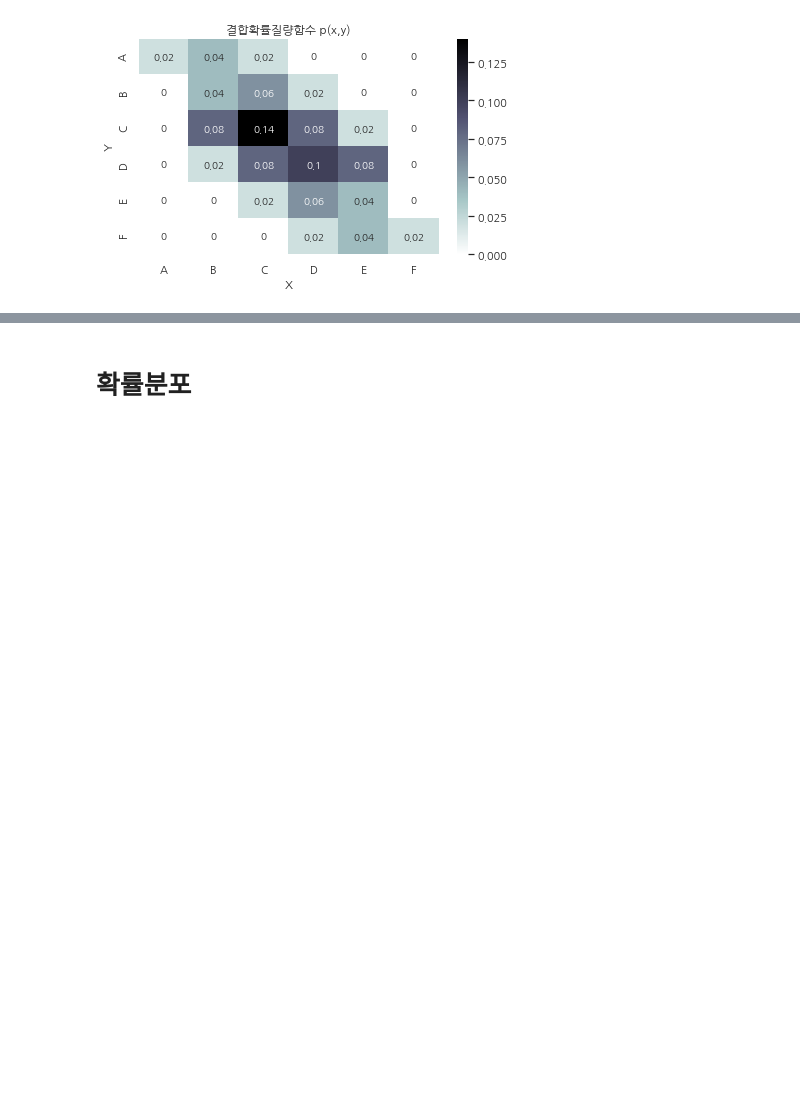
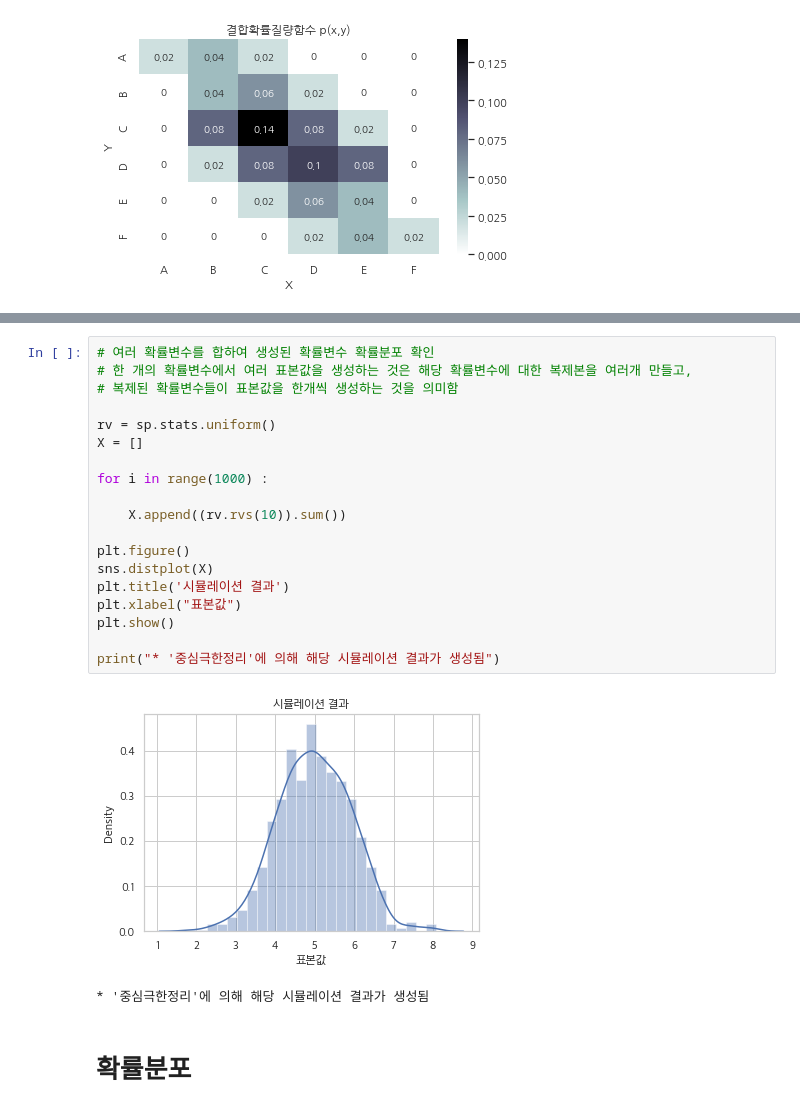
Before and after one commit to wooseok1152/python-data_science_school, a Jupyter notebook: data_science_school_practice.ipynb, the cells around one changed output, grey strips where cells are left out. Drawn from its saved outputs; the diff is of its cells as text; blank space fills up the shorter version.

```diff
--- a/data_science_school_practice.ipynb
+++ b/data_science_school_practice.ipynb
@@ -2313,3 +2374,25 @@ plt.show()
+# %%
+# 여러 확률변수를 합하여 생성된 확률변수 확률분포 확인
+# 한 개의 확률변수에서 여러 표본값을 생성하는 것은 해당 확률변수에 대한 복제본을 여러개 만들고,
+# 복제된 확률변수들이 표본값을 한개씩 생성하는 것을 의미함
+
+rv = sp.stats.uniform()
+X = []
+
+for i in range(1000) :
+
+    X.append((rv.rvs(10)).sum())
+
+plt.figure()
+sns.distplot(X)
+plt.title('시뮬레이션 결과')
+plt.xlabel("표본값")
+plt.show()
+
+print("* '중심극한정리'에 의해 해당 시뮬레이션 결과가 생성됨")
+# %% [output]
+[figure, added]
+* '중심극한정리'에 의해 해당 시뮬레이션 결과가 생성됨
 # %% [markdown]
 # 확률분포
 # %%
```
Also changed, not shown: parts of 7 cells of this notebook.
